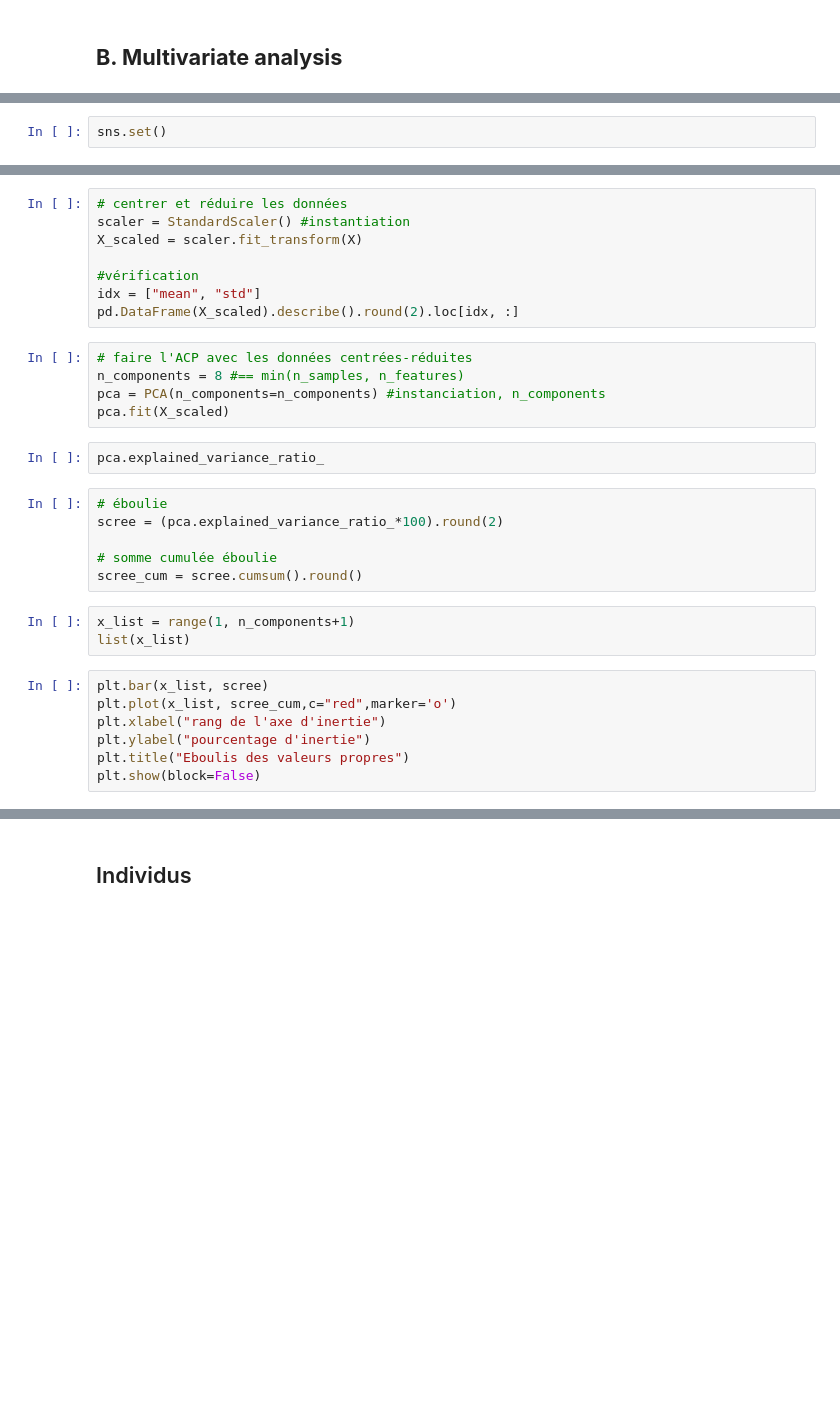
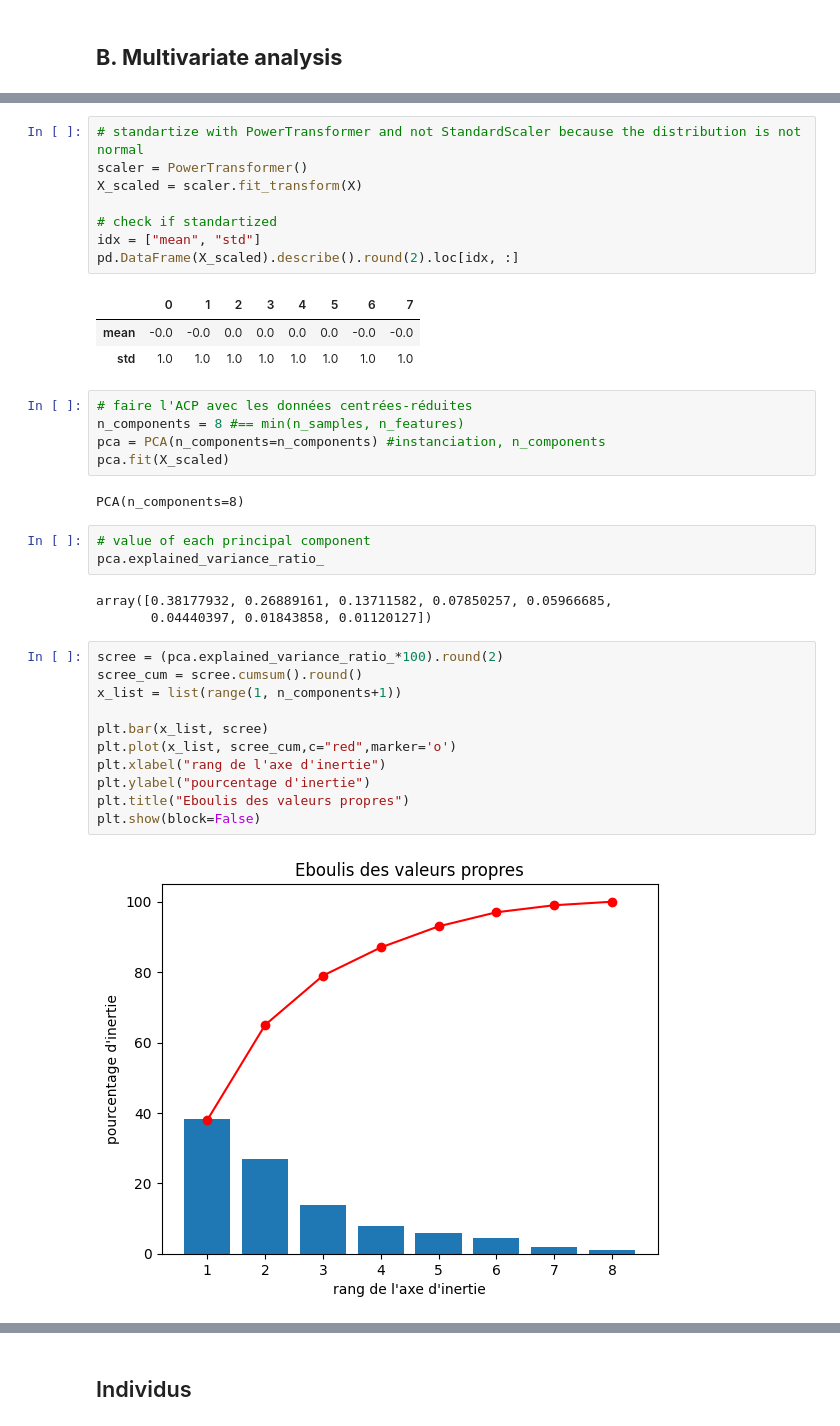
Before and after one commit to helenatong/oc_p3_cleaning_dataset_and_analysis, a Jupyter notebook: project3_cleaning.ipynb, the cells around one changed output, grey strips where cells are left out. Saved outputs shown, nothing was run; the diff lists cells and outputs as text; blank space fills up the shorter version.

```diff
--- a/project3_cleaning.ipynb
+++ b/project3_cleaning.ipynb
@@ -938,2 +823,0 @@ df = pd.read_csv('/content/drive/MyDrive/openclassrooms/project_list/project_3/d
-# %%
-sns.set()
@@ -944,31 +827,38 @@ X = df1.values #Transformation d'une ligne/produit en vecteur = une liste
 # %%
-# centrer et réduire les données
-scaler = StandardScaler() #instantiation
+# standartize with PowerTransformer and not StandardScaler because the distribution is not normal
+scaler = PowerTransformer()
 X_scaled = scaler.fit_transform(X)
 
-#vérification
+# check if standartized
 idx = ["mean", "std"]
 pd.DataFrame(X_scaled).describe().round(2).loc[idx, :]
+# %% [output]
+|  | 0 | 1 | 2 | 3 | 4 | 5 | 6 | 7 |
+| mean | -0.0 | -0.0 | 0.0 | 0.0 | 0.0 | 0.0 | -0.0 | -0.0 |
+| std | 1.0 | 1.0 | 1.0 | 1.0 | 1.0 | 1.0 | 1.0 | 1.0 |
 # %%
 # faire l'ACP avec les données centrées-réduites
 n_components = 8 #== min(n_samples, n_features)
 pca = PCA(n_components=n_components) #instanciation, n_components
 pca.fit(X_scaled)
+# %% [output]
+PCA(n_components=8)
-# %%
-pca.explained_variance_ratio_
-# %%
-# éboulie
-scree = (pca.explained_variance_ratio_*100).round(2)
-
-# somme cumulée éboulie
-scree_cum = scree.cumsum().round()
-# %%
-x_list = range(1, n_components+1)
-list(x_list)
+# %%
+# value of each principal component
+pca.explained_variance_ratio_
+# %% [output]
+array([0.38177932, 0.26889161, 0.13711582, 0.07850257, 0.05966685,
+       0.04440397, 0.01843858, 0.01120127])
 # %%
+scree = (pca.explained_variance_ratio_*100).round(2)
+scree_cum = scree.cumsum().round()
+x_list = list(range(1, n_components+1))
+
 plt.bar(x_list, scree)
 plt.plot(x_list, scree_cum,c="red",marker='o')
 plt.xlabel("rang de l'axe d'inertie")
 plt.ylabel("pourcentage d'inertie")
 plt.title("Eboulis des valeurs propres")
 plt.show(block=False)
+# %% [output]
+[figure, added]
```
Also changed, not shown: parts of 85 cells of this notebook.
